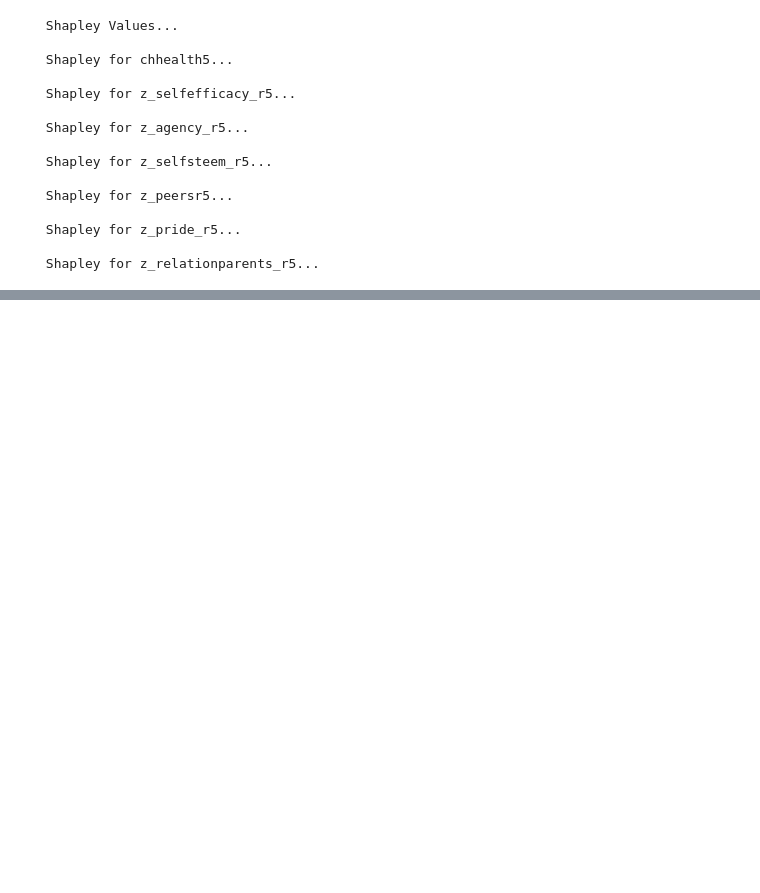
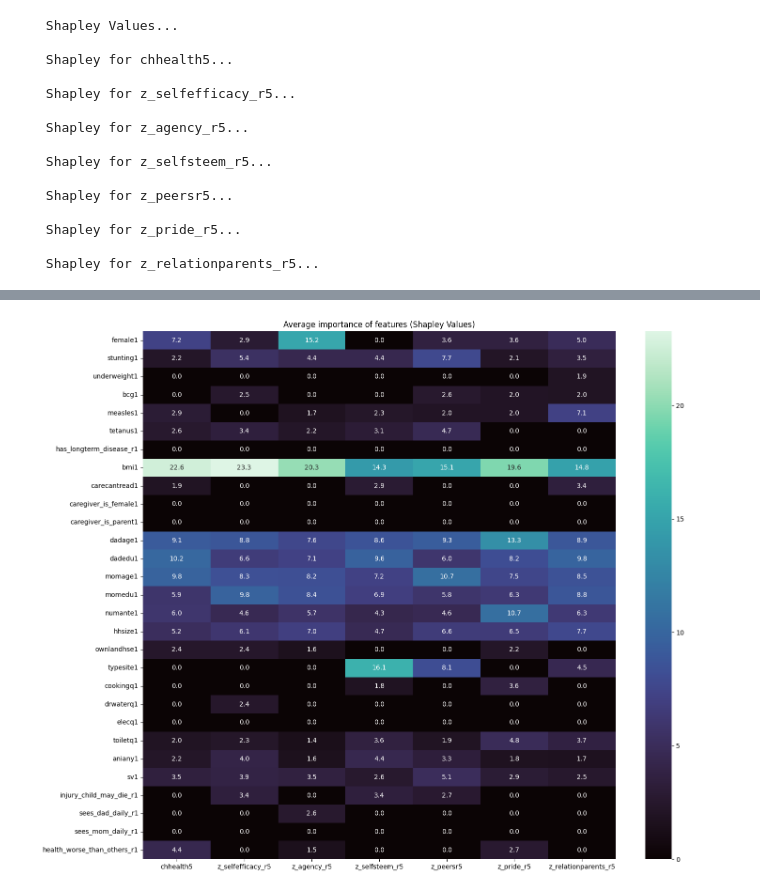
Before and after one commit to nhatnguyen24040601/Young_live_project, a Jupyter notebook: feature_importance_analysis/shap.ipynb, the cells around one changed output, grey strips where cells are left out. Drawn from its saved outputs; the diff is of its cells as text; code cells hidden in the pictures; blank space fills up the shorter version.

```diff
--- a/feature_importance_analysis/shap.ipynb
+++ b/feature_importance_analysis/shap.ipynb
@@ -291,0 +352,12 @@ Passing `palette` without assigning `hue` is deprecated and will be removed in v
+# %%
+# Vẽ heatmap tầm quan trọng
+plt.figure(figsize=(15, 12))
+sns.heatmap(feature_importance[output_features], annot=True, cmap='mako',
+            yticklabels=feature_importance.index, fmt='.1f')
+plt.title('Average importance of features (Shapley Values)')
+plt.tight_layout()
+plt.show()
+# plt.savefig('feature_importance_heatmap_shapley.png')
+# plt.close()
+# %% [output]
+[figure, added]
```
Also changed, not shown: parts of 22 cells of this notebook, 8 other files.
